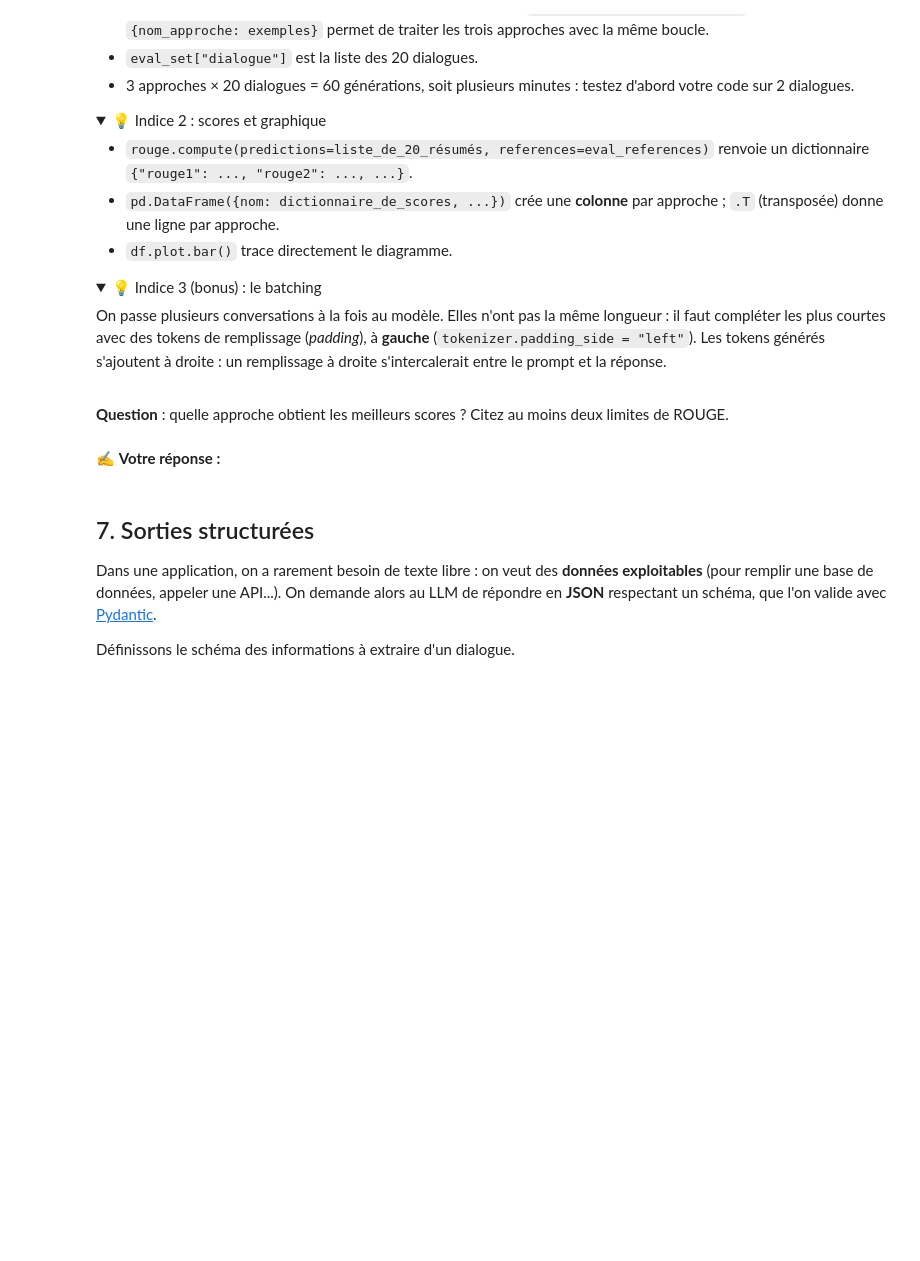
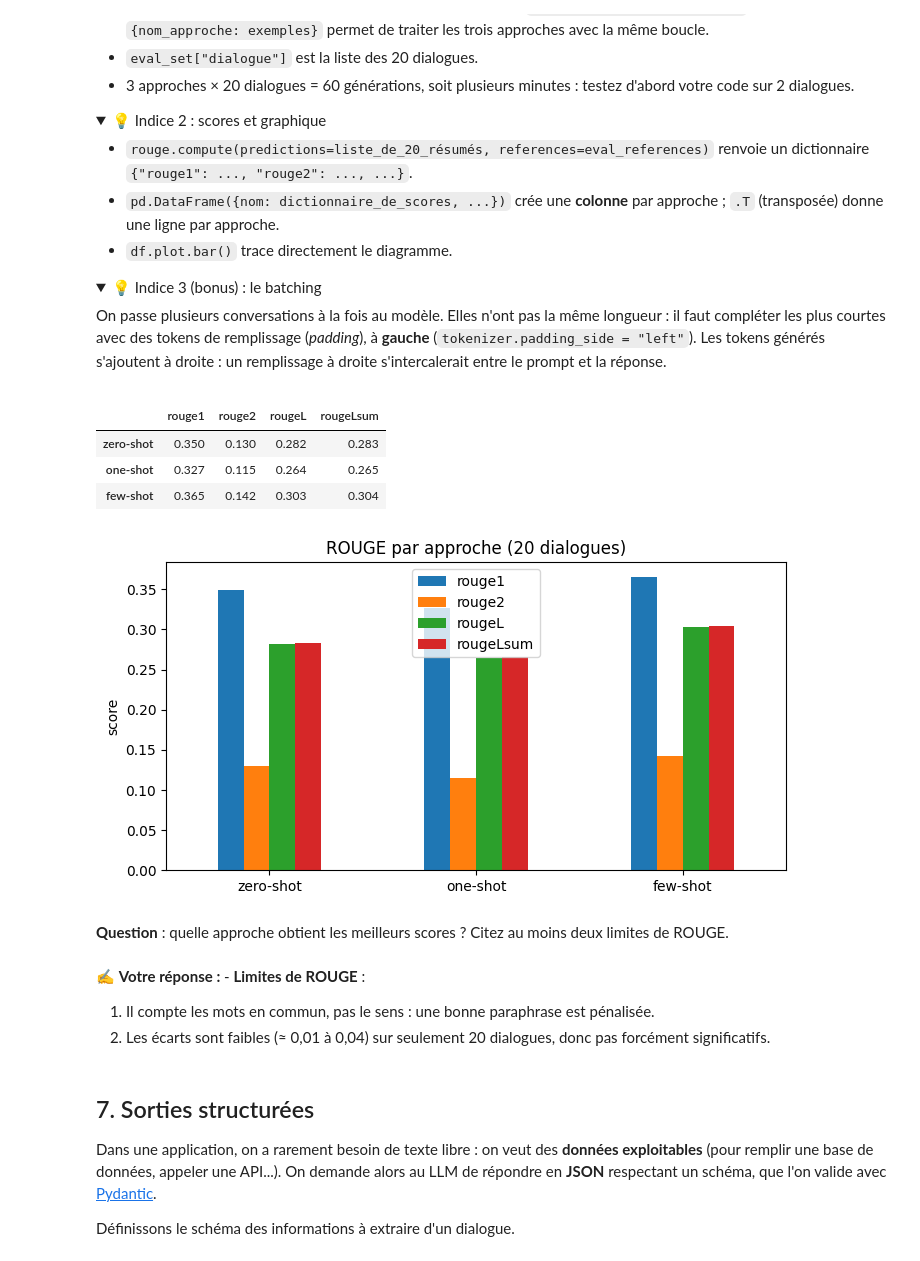
Before and after one commit to pierrebg18/tp-initiation-llm-student-version, a Jupyter notebook: TP_initiation_llm.ipynb, the cells around one changed output. Drawn from its saved outputs; the diff is of its cells as text; code cells hidden in the pictures; folded sections open; blank space fills up the shorter version.

```diff
--- a/TP_initiation_llm.ipynb
+++ b/TP_initiation_llm.ipynb
@@ -801,5 +888,17 @@ configs = [
     dict(do_sample=True, temperature=1.0, top_k=50, top_p=0.9),
     dict(do_sample=True, temperature=1.5, top_k=0, top_p=1.0),         # aucun filtrage
 ]
+def generate_summary(dialogue, temperature, top_k, top_p, do_sample, shots=few_shot):
+    messages = make_messages(dialogue, shots)
+    return generate(messages, max_new_tokens=100, do_sample=do_sample,
+                    temperature=temperature, top_k=top_k, top_p=top_p)
 
+dialogue = dataset["test"][200]["dialogue"]
+print("HUMAIN :", dataset["test"][200]["summary"], "\n")
+
+for config in configs:
+    print(f"=== {config} ===")
+    for i in range(3):
+        print(f"  {i+1}.", generate_summary(dialogue, **config))
+    print()
 # VOTRE CODE ICI
@@ -865,12 +992,43 @@ On passe plusieurs conversations à la fois au modèle. Elles n'ont pas la même
 # %%
 eval_set = dataset["test"].select(range(0, 60, 3))  # 20 dialogues distincts
 eval_references = [dataset["test"][i:i + 3]["summary"] for i in range(0, 60, 3)]  # 3 références par dialogue
 
 # VOTRE CODE ICI
+approaches = {
+    "zero-shot": [],
+    "one-shot": one_shot,
+    "few-shot": few_shot,
+}
+
+results, predictions = {}, {}
+for name, shots in approaches.items():
+    preds = [
+        generate(make_messages(d, shots), max_new_tokens=100, do_sample=False)
+        for d in eval_set["dialogue"]
+    ]
+    predictions[name] = preds
+    scores = rouge.compute(predictions=preds, references=eval_references)
+    results[name] = {k: float(v) for k, v in scores.items()}
+
+few_shot_summaries = predictions["few-shot"]
+
+df = pd.DataFrame(results).T
+display(df.round(3))
+df.plot(kind="bar", figsize=(8, 4), rot=0, title="ROUGE par approche (20 dialogues)")
+plt.ylabel("score")
+plt.show()
+# %% [output]
+|  | rouge1 | rouge2 | rougeL | rougeLsum |
+| zero-shot | 0.350 | 0.130 | 0.282 | 0.283 |
+| one-shot | 0.327 | 0.115 | 0.264 | 0.265 |
+| few-shot | 0.365 | 0.142 | 0.303 | 0.304 |
+[figure, added]
 # %% [markdown]
 **Question** : quelle approche obtient les meilleurs scores ? Citez au moins deux limites de ROUGE.
 # %% [markdown]
-✍️ **Votre réponse :**
+✍️ **Votre réponse :** - **Limites de ROUGE** :
+  1. Il compte les mots en commun, pas le sens : une bonne paraphrase est pénalisée.
+  2. Les écarts sont faibles (≈ 0,01 à 0,04) sur seulement 20 dialogues, donc pas forcément significatifs.
 # %% [markdown]
 ## 7. Sorties structurées
 
```
Also changed, not shown: parts of 18 cells of this notebook.
